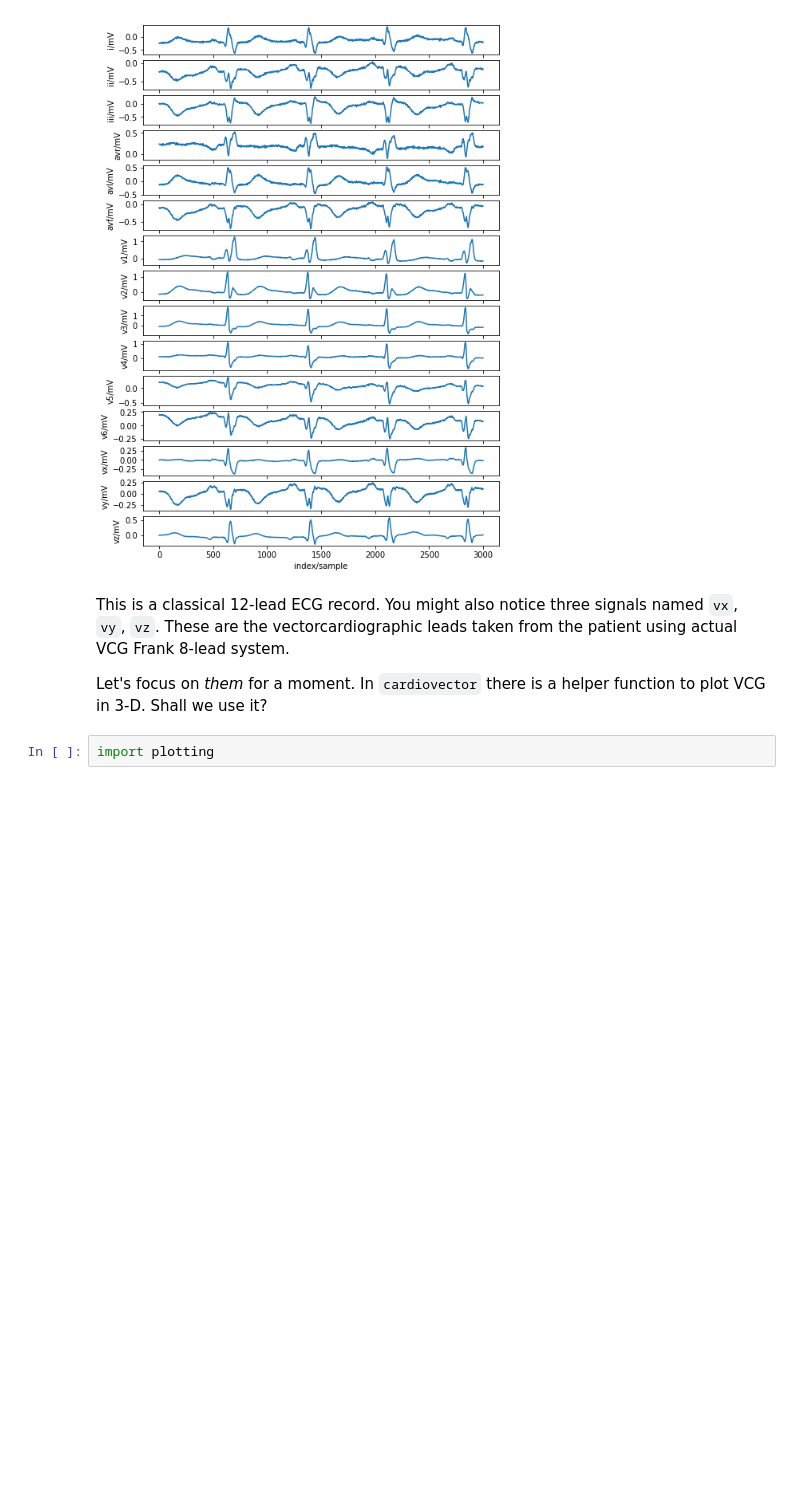
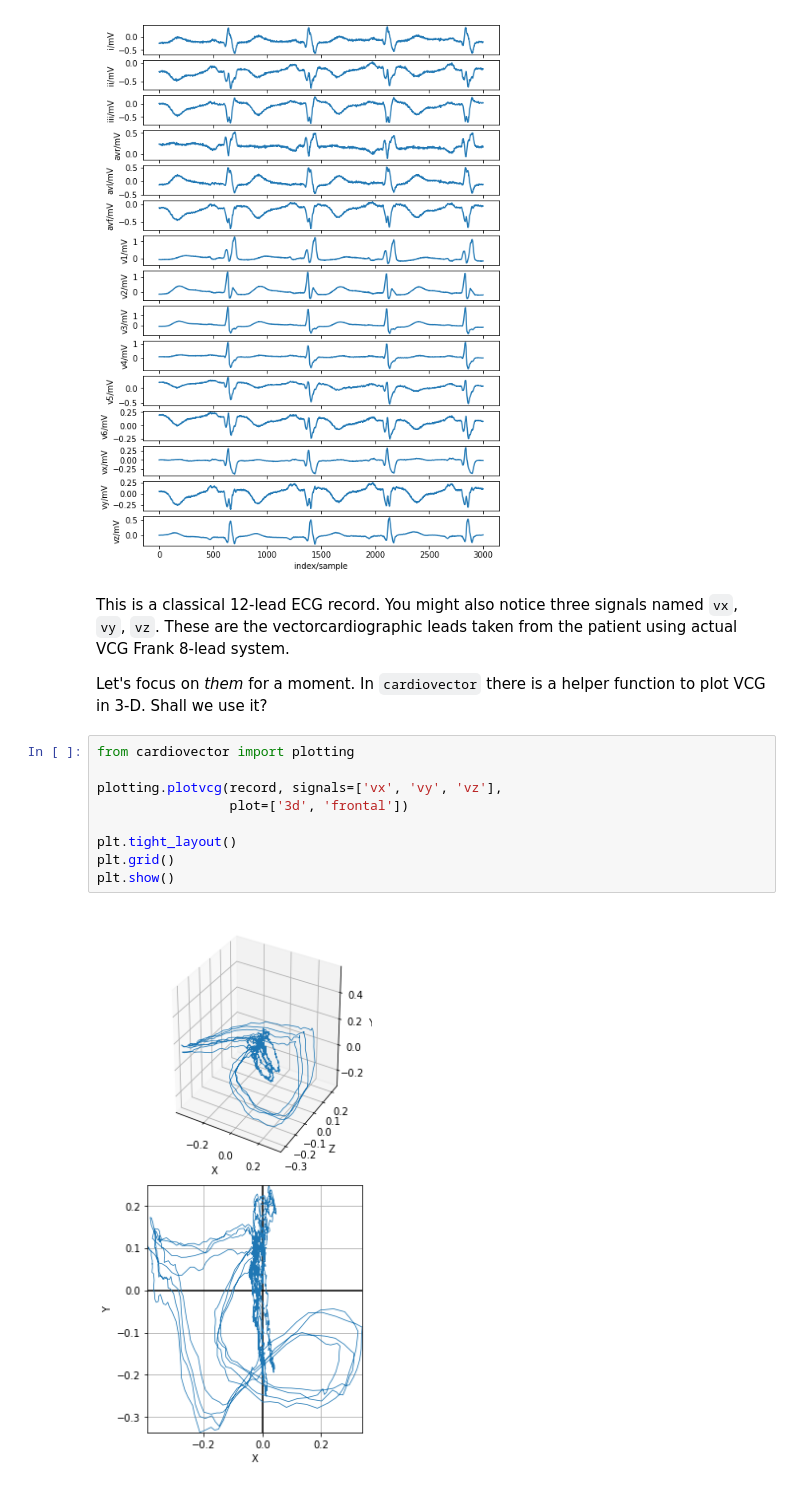
Before and after one commit to kapec94/cardiovector, a Jupyter notebook: Reconstruction.ipynb, the cells around one changed output. Cells and saved outputs as stored; diff of their text form; blank space fills up the shorter version.

```diff
--- a/Reconstruction.ipynb
+++ b/Reconstruction.ipynb
@@ -26,5 +25,14 @@ wfdb.plotrec(record, figsize=(8,12))
 This is a classical 12-lead ECG record. You might also notice three signals named `vx`, `vy`, `vz`. These are the vectorcardiographic leads taken from the patient using actual VCG Frank 8-lead system.
 
 Let's focus on *them* for a moment. In `cardiovector` there is a helper function to plot VCG in 3-D. Shall we use it?
-# %%
-import plotting
+# %%
+from cardiovector import plotting
+
+plotting.plotvcg(record, signals=['vx', 'vy', 'vz'],
+                 plot=['3d', 'frontal'])
+
+plt.tight_layout()
+plt.grid()
+plt.show()
+# %% [output]
+[figure, added]
```
Also changed, not shown: parts of 3 cells of this notebook, 7 other files.
